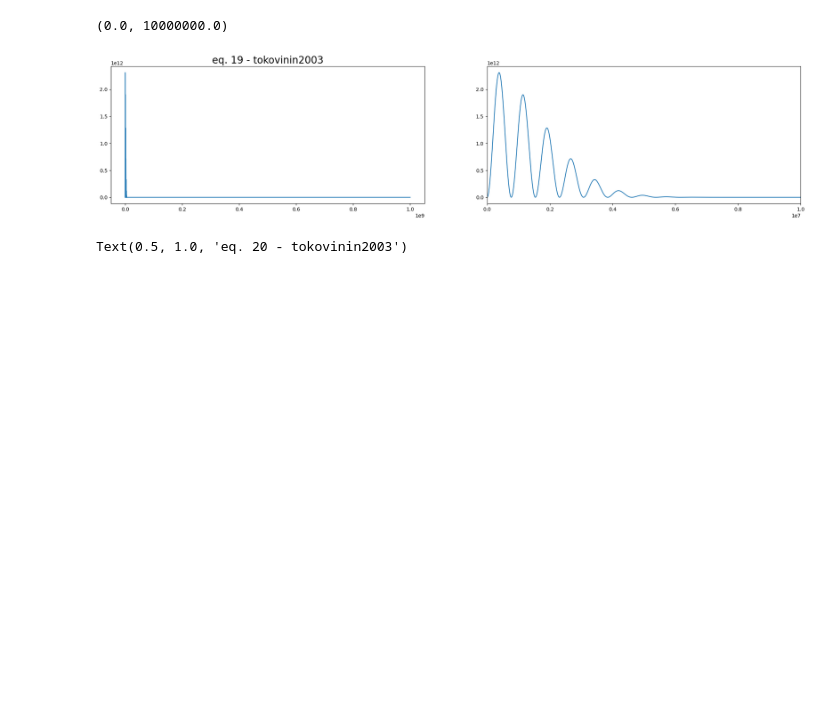
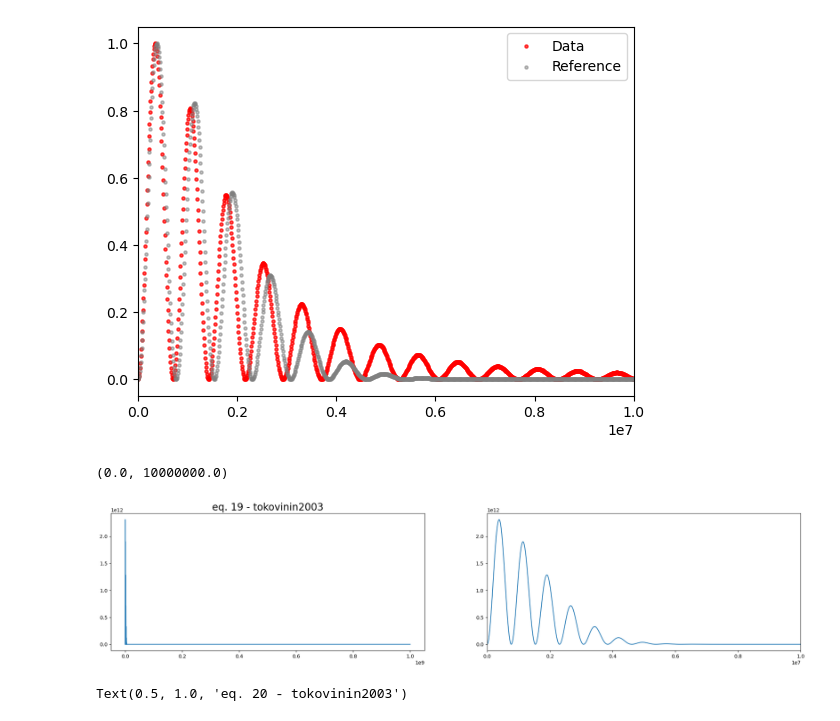
Before and after one commit to AntonMate/domecam, a Jupyter notebook: ResponseFunc.ipynb, the cells around one changed output. Cells and saved outputs as stored; diff of their text form; code cells hidden in the pictures; blank space fills up the shorter version.

```diff
--- a/ResponseFunc.ipynb
+++ b/ResponseFunc.ipynb
@@ -173,3 +157,33 @@ plt.savefig('C:/astro/1.png', bbox_inches='tight')
+# %%
+def reference_filter(coeff, lambda_=None, sigma=None):
+    # eq. 18 - tokovinin2003
+        # sigma: FWHM = 2*sqrt(2*Ln(2))*sigma, [м]
+        # lambda_: длина волны, [м]
+
+    k = 1000*coeff
+    max_lambda = tmp_max*coeff
+
+    lambdas = np.linspace(0, max_lambda, k) * pow(10, -9) # длина волны, [м]
+    delta_lambdas = (max_lambda / len(lambdas)) * pow(10, -9) # период дискредизации, [м]
+    omega_lambdas_scale = 1 / (delta_lambdas) # максимальное значение по частоте, [м^-1]
+
+    a1 = (lambdas / lambda_) * (1 / (sigma * np.sqrt(2 * np.pi)))
+    a2 = np.exp( - pow(lambdas - lambda_, 2) / (2 * pow(sigma, 2)))
+    F = a1 * a2
+    F = F/np.sum(F) # нормировка для Фурье-преобразования
+    F_fft = np.fft.fft(F)
+    F_fft2 = pow((np.imag(np.fft.fft(F/lambdas))), 2)
+
+    plt.figure()
+    plt.scatter(np.linspace(0, omega_lambdas_scale, k), res_fft/np.max(res_fft), alpha=0.7, s=5, color='red', label='Data')
+    plt.scatter(np.linspace(0, omega_lambdas_scale, k), F_fft2/np.max(F_fft2), alpha=0.5, s=5, color='gray', label='Reference')
+    plt.xlim(xmax = 0.1*pow(10, 8))
+    plt.xlim(xmin = 0*pow(10,8))
+    plt.legend()
+
+reference_filter(coeff, lambda_=650*pow(10, -9), sigma=65 * pow(10, -9))
+# %% [output]
+[figure, added]
 # %%
 lambda_ = 650*pow(10, -9) # длина волны, [м]
 
```
Also changed, not shown: parts of 5 cells of this notebook.
